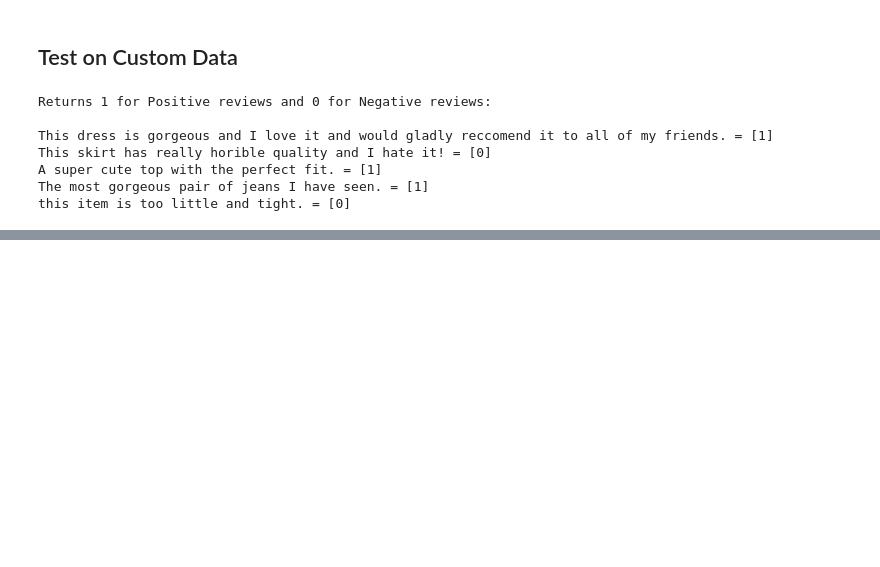
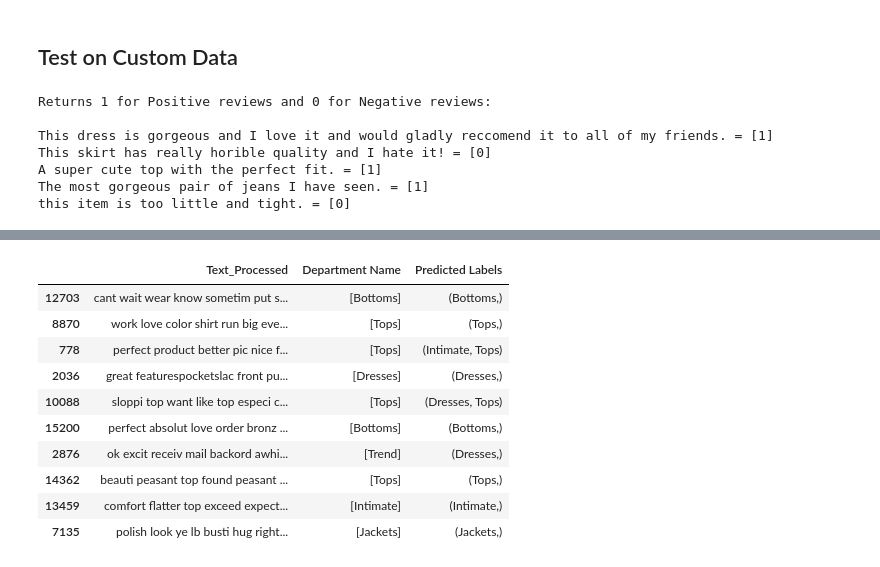
Before and after one commit to broepke/Classification, a Jupyter notebook: classification.ipynb, the cells around one changed output, grey strips where cells are left out. Cells and saved outputs as stored; diff of their text form; code cells hidden in the pictures; blank space fills up the shorter version.

Commit message:
Added multiclass

```diff
--- a/binary_classification.ipynb
+++ b/classification.ipynb
@@ -339,0 +371,15 @@ this item is too little and tight. = [0]
+# %%
+def create_pipe(clf):
+
+    # Create the column transfomer
+    column_trans = ColumnTransformer(
+            [('Text', TfidfVectorizer(stop_words='english'), 'Text_Processed')],
+            remainder='drop')
+
+    # Build the pipeline
+    pipeline = Pipeline([('prep',column_trans),
+                         ('over', SMOTE(random_state=42)),
+                         ('under', RandomUnderSampler(random_state=42)),
+                         ('clf', clf)])
+
+    return pipeline
@@ -339,0 +408,6 @@ this item is too little and tight. = [0]
+# %%
+# Make training and test sets
+X_train, X_test, y_train, y_test = train_test_split(X,
+                                                    y,
+                                                    test_size=0.33,
+                                                    random_state=1)
@@ -339,0 +424,10 @@ this item is too little and tight. = [0]
+# %%
+# Note: Optimization was performed prior to Hyperparemeter selection
+clf = OneVsRestClassifier(LogisticRegression(max_iter=500, class_weight='balanced'))
+pipeline = create_pipe(clf)
+
+pipeline.fit(X_train, y_train)
+y_pred = pipeline.predict(X_test)
+score = metrics.f1_score(y_test, y_pred, average='macro', zero_division=0)
+
+print(metrics.classification_report(y_test, y_pred, digits=3, zero_division=0))
@@ -339,0 +455,22 @@ this item is too little and tight. = [0]
+# %%
+# Retreive the text lables from the MultiLabelBinarizer
+pred_labels = mlb.inverse_transform(y_pred)
+
+# Append them to the DataFrame
+X_test['Predicted Labels'] = pred_labels
+# %%
+# Display a random sample of them
+pd.set_option('display.max_colwidth', None)
+X_test.sample(10, random_state=42)
+# %% [output]
+|  | Text_Processed | Department Name | Predicted Labels |
+| 12703 | cant wait wear know sometim put s... | [Bottoms] | (Bottoms,) |
+| 8870 | work love color shirt run big eve... | [Tops] | (Tops,) |
+| 778 | perfect product better pic nice f... | [Tops] | (Intimate, Tops) |
+| 2036 | great featurespocketslac front pu... | [Dresses] | (Dresses,) |
+| 10088 | sloppi top want like top especi c... | [Tops] | (Dresses, Tops) |
+| 15200 | perfect absolut love order bronz ... | [Bottoms] | (Bottoms,) |
+| 2876 | ok excit receiv mail backord awhi... | [Trend] | (Dresses,) |
+| 14362 | beauti peasant top found peasant ... | [Tops] | (Tops,) |
+| 13459 | comfort flatter top exceed expect... | [Intimate] | (Intimate,) |
+| 7135 | polish look ye lb busti hug right... | [Jackets] | (Jackets,) |
```
Also changed, not shown: parts of 21 cells of this notebook, 4 other files.
